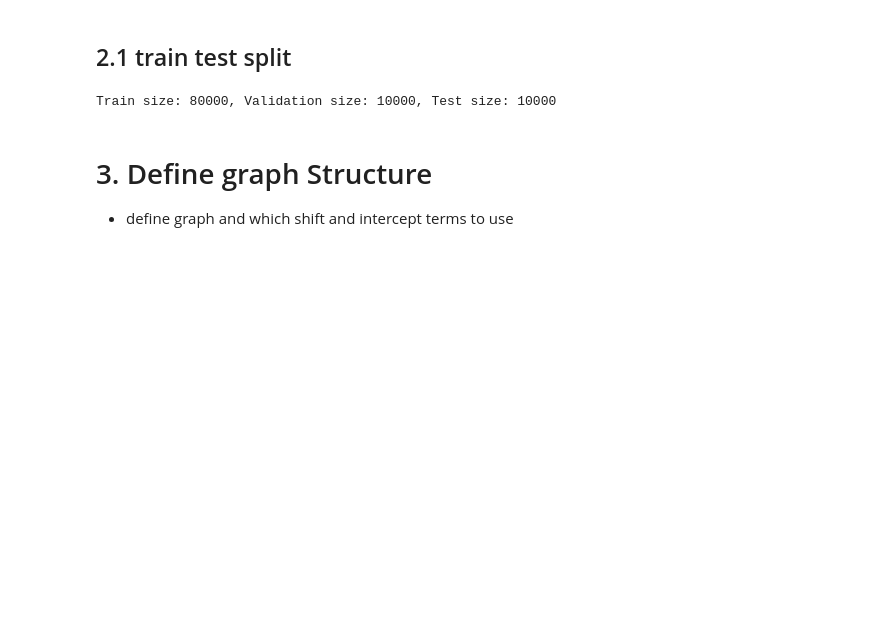
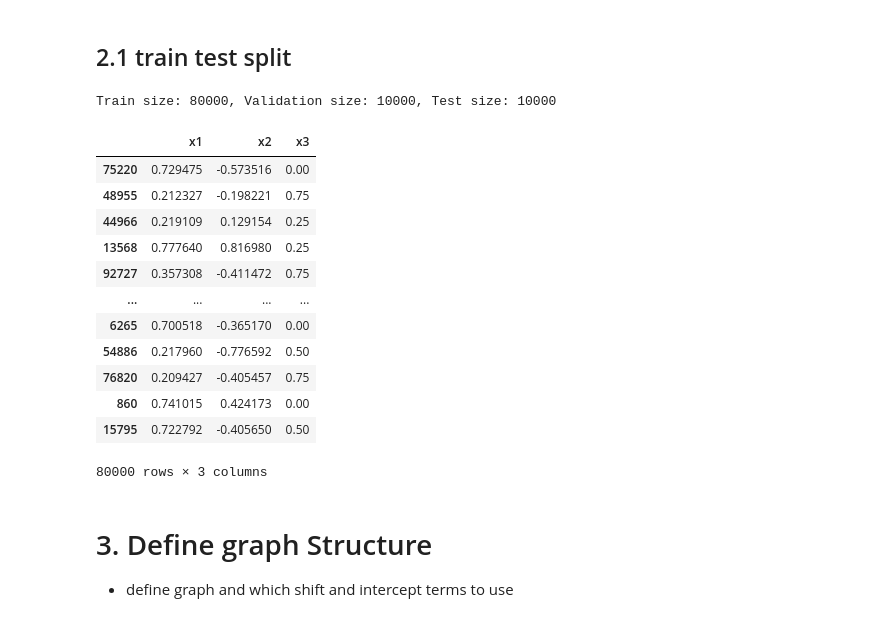
Before and after one commit to buehlpa/TramDag, a Jupyter notebook: Reproduce_TramDag_Experiment_6_2_mixed_datatypes_.ipynb, the cells around one changed output. Cells and saved outputs as stored; diff of their text form; code cells hidden in the pictures; blank space fills up the shorter version.

```diff
--- a/Reproduce_TramDag_Experiment_6_2_mixed_datatypes_.ipynb
+++ b/Reproduce_TramDag_Experiment_6_2_mixed_datatypes_.ipynb
@@ -205,6 +184,22 @@ max_vals = quantiles.loc[0.95]
 print(f"Train size: {len(train_df)}, Validation size: {len(val_df)}, Test size: {len(test_df)}")
 # %% [output]
 Train size: 80000, Validation size: 10000, Test size: 10000
+# %%
+train_df
+# %% [output]
+|  | x1 | x2 | x3 |
+| 75220 | 0.729475 | -0.573516 | 0.00 |
+| 48955 | 0.212327 | -0.198221 | 0.75 |
+| 44966 | 0.219109 | 0.129154 | 0.25 |
+| 13568 | 0.777640 | 0.816980 | 0.25 |
+| 92727 | 0.357308 | -0.411472 | 0.75 |
+| ... | ... | ... | ... |
+| 6265 | 0.700518 | -0.365170 | 0.00 |
+| 54886 | 0.217960 | -0.776592 | 0.50 |
+| 76820 | 0.209427 | -0.405457 | 0.75 |
+| 860 | 0.741015 | 0.424173 | 0.00 |
+| 15795 | 0.722792 | -0.405650 | 0.50 |
+80000 rows × 3 columns
 # %% [markdown]
 # 3. Define graph Structure
 
```
Also changed, not shown: parts of 11 cells of this notebook, 19 other files.
